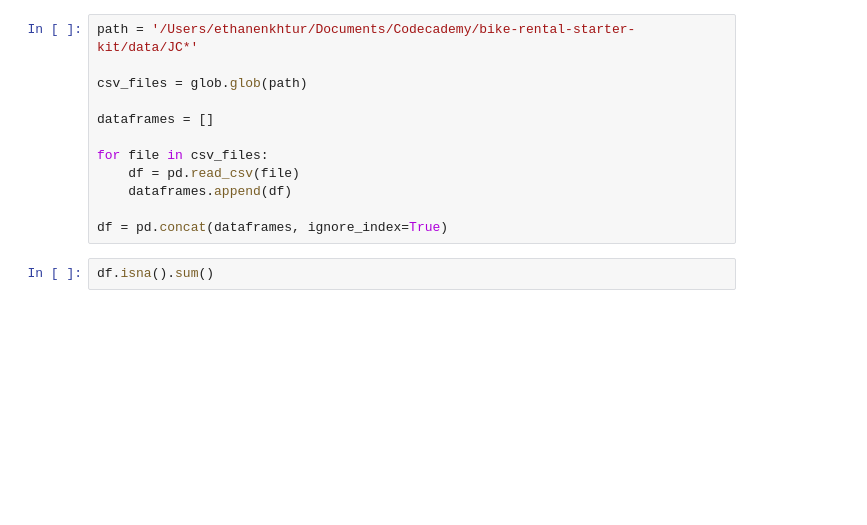
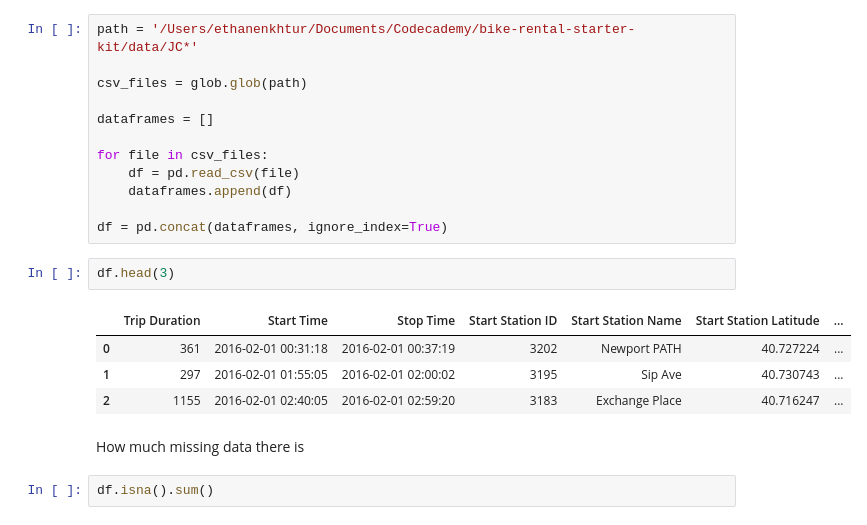
Before and after one commit to ethanenkhtur/bike_rental_data_management, a Jupyter notebook: project.ipynb, the cells around one changed output. Drawn from its saved outputs; the diff is of its cells as text; blank space fills up the shorter version.

```diff
--- a/project.ipynb
+++ b/project.ipynb
@@ -13,6 +17,15 @@ for file in csv_files:
     dataframes.append(df)
 
 df = pd.concat(dataframes, ignore_index=True)
+# %%
+df.head(3)
+# %% [output]
+|  | Trip Duration | Start Time | Stop Time | Start Station ID | Start Station Name | Start Station Latitude | ... |
+| 0 | 361 | 2016-02-01 00:31:18 | 2016-02-01 00:37:19 | 3202 | Newport PATH | 40.727224 | ... |
+| 1 | 297 | 2016-02-01 01:55:05 | 2016-02-01 02:00:02 | 3195 | Sip Ave | 40.730743 | ... |
+| 2 | 1155 | 2016-02-01 02:40:05 | 2016-02-01 02:59:20 | 3183 | Exchange Place | 40.716247 | ... |
+# %% [markdown]
+How much missing data there is
 # %%
 df.isna().sum()
 # %% [output]
```
Also changed, not shown: parts of 7 cells of this notebook.
